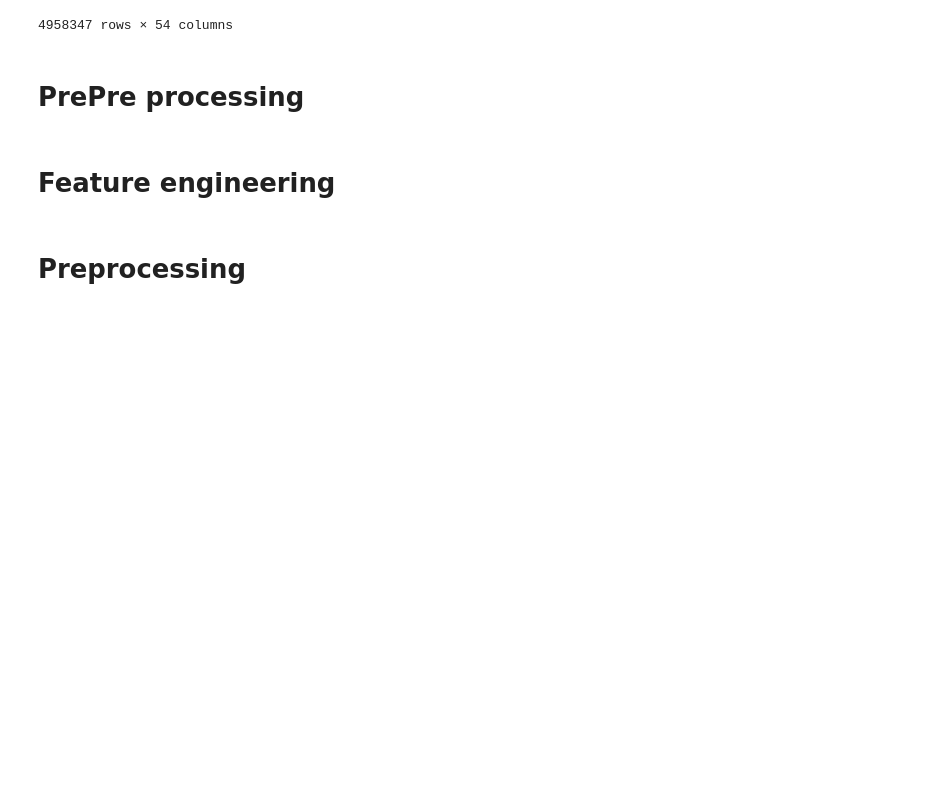
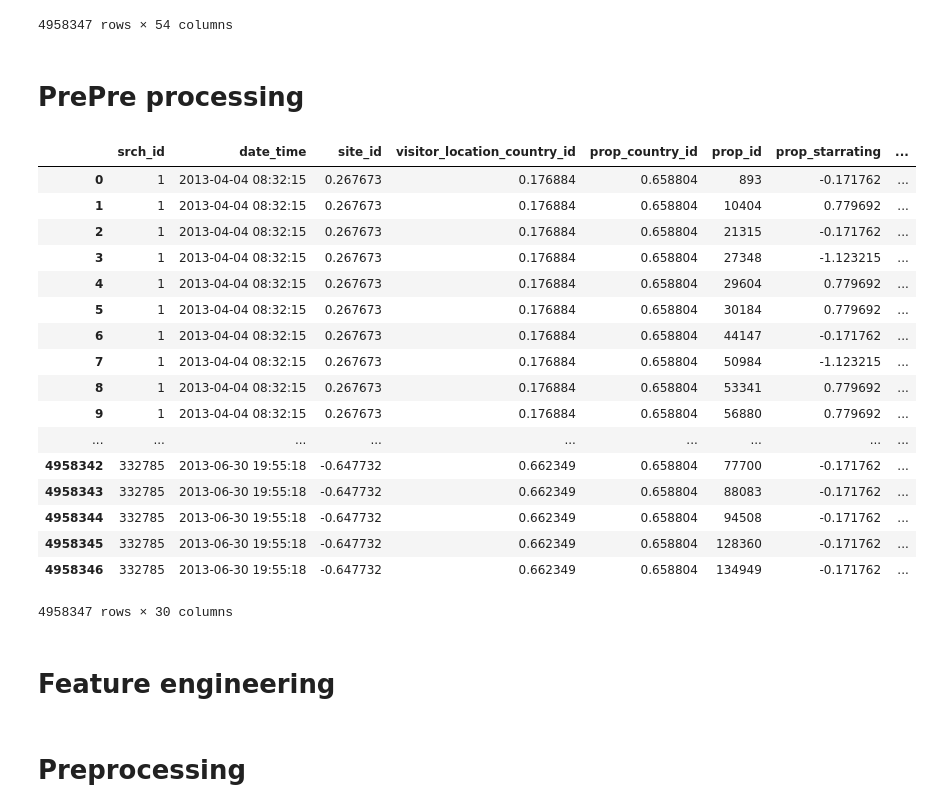
Before and after one commit to arashparnia/Data-Mining, a Jupyter notebook: assignment-2/python/Assignment2v0009.ipynb, the cells around one changed output. Saved outputs shown, nothing was run; the diff lists cells and outputs as text; code cells hidden in the pictures; blank space fills up the shorter version.

```diff
--- a/assignment-2/python/Assignment2v0009.ipynb
+++ b/assignment-2/python/Assignment2v0009.ipynb
@@ -48,6 +48,27 @@ df_train = prePreProcess(df_train)
 
 # df_train
 # timeElapsed()
+# %%
+df_train
+# %% [output]
+|  | srch_id | date_time | site_id | visitor_location_country_id | prop_country_id | prop_id | prop_starrating | ... |
+| 0 | 1 | 2013-04-04 08:32:15 | 0.267673 | 0.176884 | 0.658804 | 893 | -0.171762 | ... |
+| 1 | 1 | 2013-04-04 08:32:15 | 0.267673 | 0.176884 | 0.658804 | 10404 | 0.779692 | ... |
+| 2 | 1 | 2013-04-04 08:32:15 | 0.267673 | 0.176884 | 0.658804 | 21315 | -0.171762 | ... |
+| 3 | 1 | 2013-04-04 08:32:15 | 0.267673 | 0.176884 | 0.658804 | 27348 | -1.123215 | ... |
+| 4 | 1 | 2013-04-04 08:32:15 | 0.267673 | 0.176884 | 0.658804 | 29604 | 0.779692 | ... |
+| 5 | 1 | 2013-04-04 08:32:15 | 0.267673 | 0.176884 | 0.658804 | 30184 | 0.779692 | ... |
+| 6 | 1 | 2013-04-04 08:32:15 | 0.267673 | 0.176884 | 0.658804 | 44147 | -0.171762 | ... |
+| 7 | 1 | 2013-04-04 08:32:15 | 0.267673 | 0.176884 | 0.658804 | 50984 | -1.123215 | ... |
+| 8 | 1 | 2013-04-04 08:32:15 | 0.267673 | 0.176884 | 0.658804 | 53341 | 0.779692 | ... |
+| 9 | 1 | 2013-04-04 08:32:15 | 0.267673 | 0.176884 | 0.658804 | 56880 | 0.779692 | ... |
+| ... | ... | ... | ... | ... | ... | ... | ... | ... |
+| 4958342 | 332785 | 2013-06-30 19:55:18 | -0.647732 | 0.662349 | 0.658804 | 77700 | -0.171762 | ... |
+| 4958343 | 332785 | 2013-06-30 19:55:18 | -0.647732 | 0.662349 | 0.658804 | 88083 | -0.171762 | ... |
+| 4958344 | 332785 | 2013-06-30 19:55:18 | -0.647732 | 0.662349 | 0.658804 | 94508 | -0.171762 | ... |
+| 4958345 | 332785 | 2013-06-30 19:55:18 | -0.647732 | 0.662349 | 0.658804 | 128360 | -0.171762 | ... |
+| 4958346 | 332785 | 2013-06-30 19:55:18 | -0.647732 | 0.662349 | 0.658804 | 134949 | -0.171762 | ... |
+4958347 rows × 30 columns
 # %% [markdown]
 # Feature engineering
 # %%
```
Also changed, not shown: parts of 3 cells of this notebook, 4 other files.
